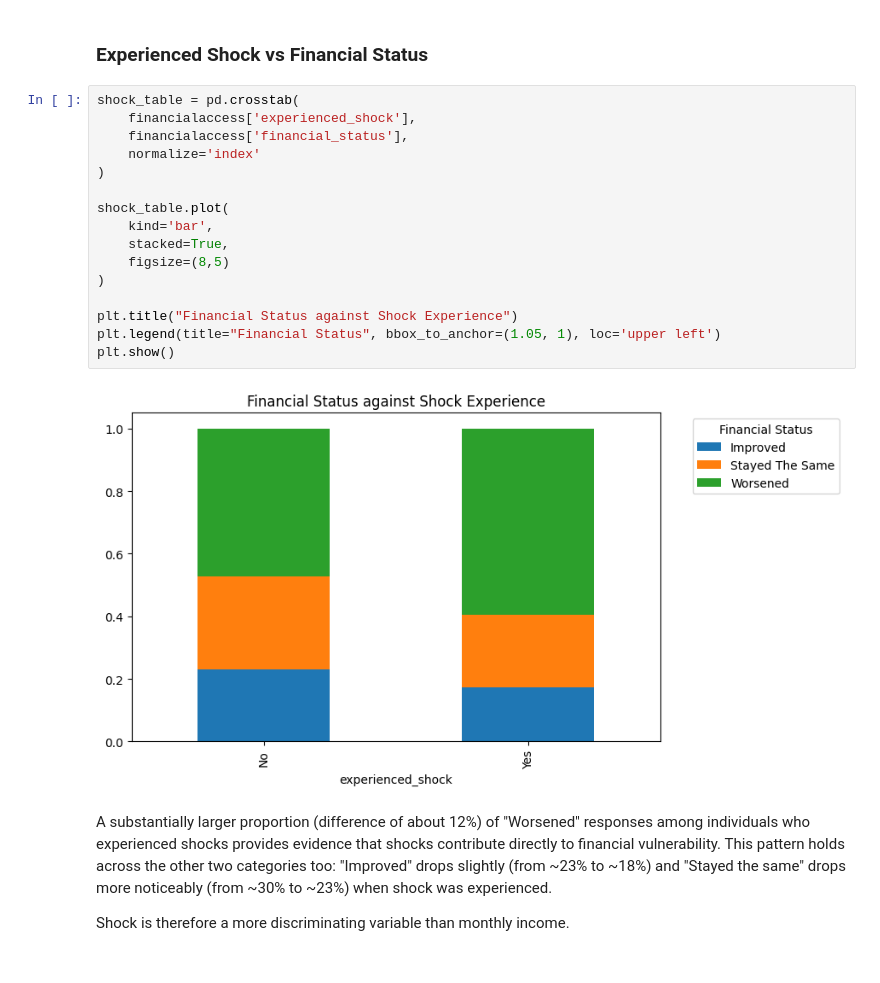
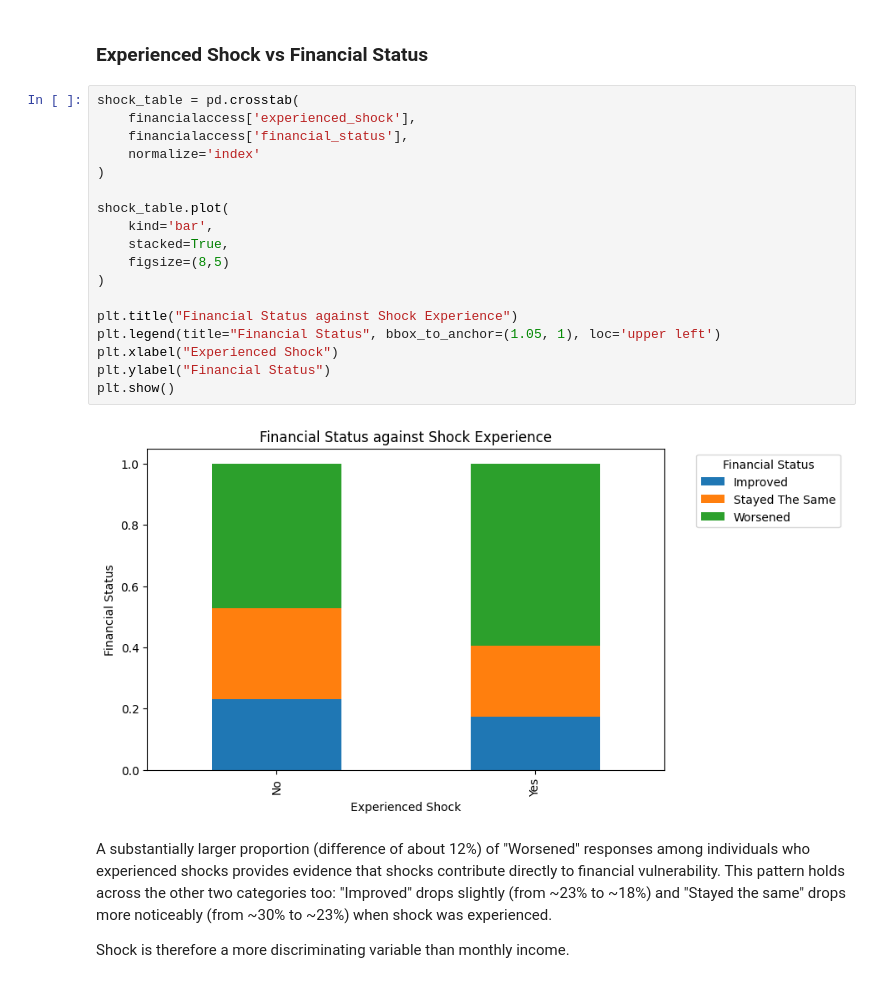
Before and after one commit to Guy0Kana/Datasprint2026-KenyaFinAccess, a Jupyter notebook: finaccess2024.ipynb, the cells around one changed output. Cells and saved outputs as stored; diff of their text form.

```diff
--- a/finaccess2024.ipynb
+++ b/finaccess2024.ipynb
@@ -277,21 +279,23 @@ This suggests that higher income acts as a protective factor against financial d
 # %%
 shock_table = pd.crosstab(
     financialaccess['experienced_shock'],
     financialaccess['financial_status'],
     normalize='index'
 )
 
 shock_table.plot(
     kind='bar',
     stacked=True,
     figsize=(8,5)
 )
 
 plt.title("Financial Status against Shock Experience")
 plt.legend(title="Financial Status", bbox_to_anchor=(1.05, 1), loc='upper left')
+plt.xlabel("Experienced Shock")
+plt.ylabel("Financial Status")
 plt.show()
 # %% [output]
-[figure, old version]
+[figure, new version]
 # %% [markdown]
 A substantially larger proportion (difference of about 12%) of "Worsened" responses among individuals who experienced shocks provides evidence that shocks contribute directly to financial vulnerability. This pattern holds across the other two categories too: "Improved" drops slightly (from ~23% to ~18%) and "Stayed the same" drops more noticeably (from ~30% to ~23%) when shock was experienced.
 
```
Also changed, not shown: parts of 6 cells of this notebook.
